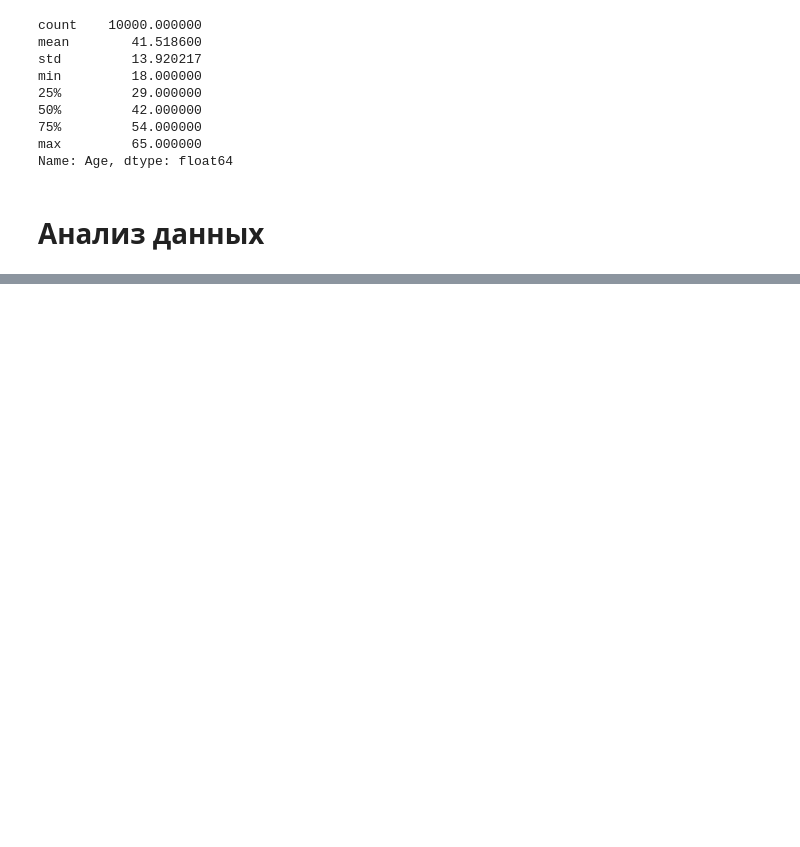
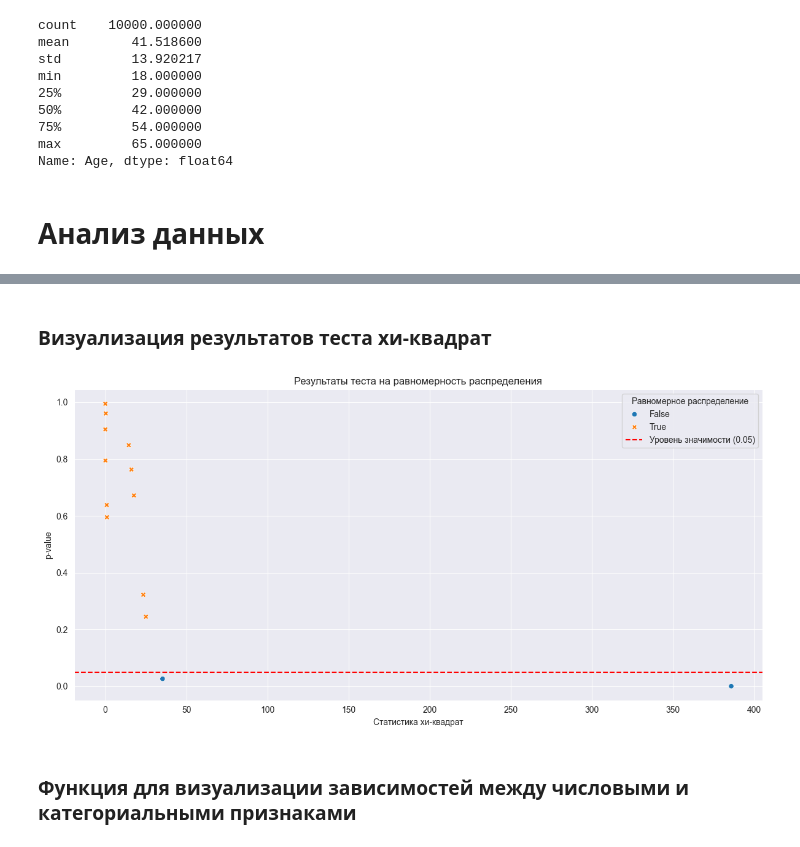
Before and after one commit to master-spectra/Mental-Health, a Jupyter notebook: main.ipynb, the cells around one changed output, grey strips where cells are left out. Cells and saved outputs as stored; diff of their text form; code cells hidden in the pictures; blank space fills up the shorter version.

```diff
--- a/main.ipynb
+++ b/main.ipynb
@@ -462,0 +223,16 @@ create_correlation_matrix(data)
+# %%
+# Проводим тест для всех признаков, кроме User_id
+features_to_test = [col for col in data.columns if col != 'User_ID']
+results = []
+
+for feature in features_to_test:
+    result = test_uniformity(data, feature)
+    results.append(result)
+# %%
+# Создаем датафрейм с результатами
+results_df = pd.DataFrame(results)
+
+# Сортируем результаты по p-value
+results_df = results_df.sort_values('p_value')
+
+results_df
@@ -462,0 +254,16 @@ create_correlation_matrix(data)
+# %% [markdown]
+### Визуализация результатов теста хи-квадрат
+# %%
+plt.figure(figsize=(12, 6))
+sns.scatterplot(data=results_df, x='chi2_statistic', y='p_value', hue='is_uniform', style='is_uniform')
+plt.title('Результаты теста на равномерность распределения')
+plt.xlabel('Статистика хи-квадрат')
+plt.ylabel('p-value')
+plt.axhline(y=0.05, color='r', linestyle='--', label='Уровень значимости (0.05)')
+plt.legend(title='Равномерное распределение')
+plt.tight_layout()
+plt.show()
+# %% [output]
+[figure, added]
+# %% [markdown]
+### Функция для визуализации зависимостей между числовыми и категориальными признаками
```
Also changed, not shown: parts of 42 cells of this notebook, 1 other file.
